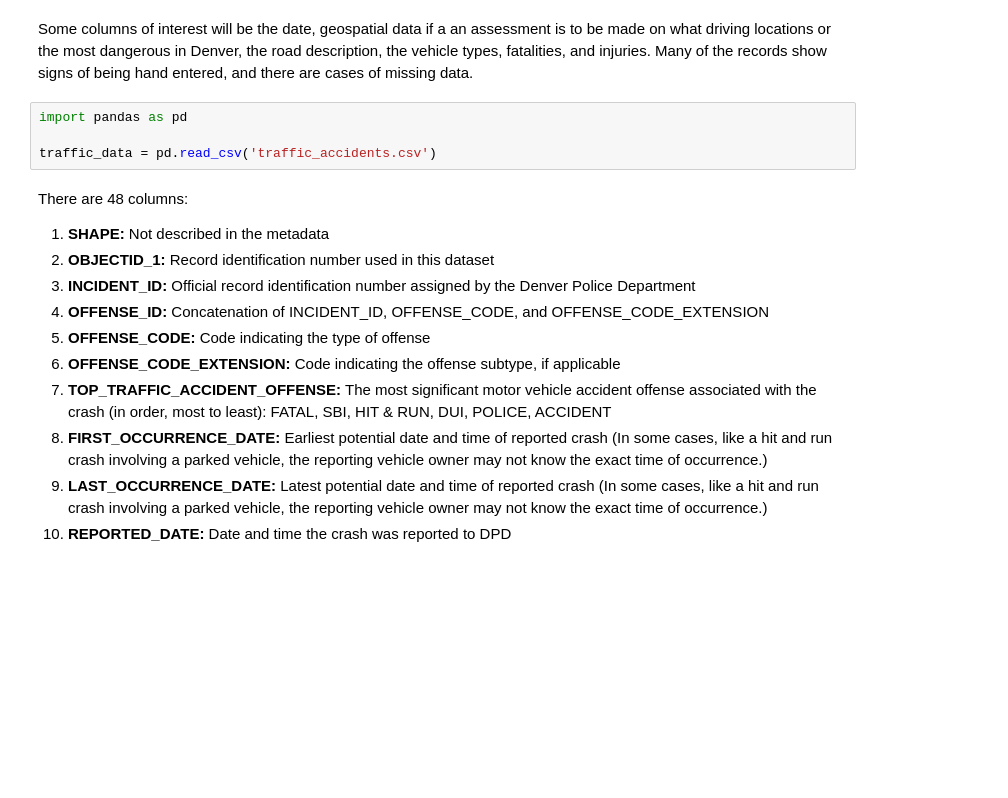
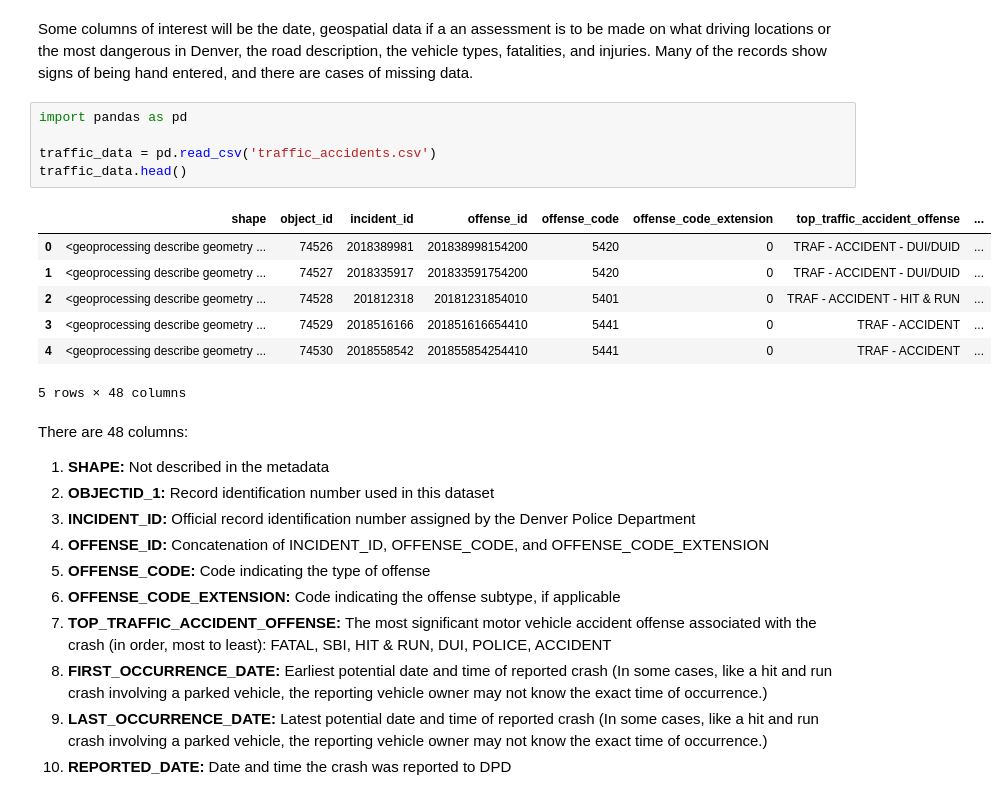
Before and after one commit to zjfrancis/data_science_tools, a Jupyter notebook: Final_Project.ipynb, the cells around one changed output. Drawn from its saved outputs; the diff is of its cells as text; blank space fills up the shorter version.

```diff
--- a/Final_Project.ipynb
+++ b/Final_Project.ipynb
@@ -39,7 +30,16 @@ Some columns of interest will be the date, geospatial data if a an assessment is
 # %%
 import pandas as pd
 
 traffic_data = pd.read_csv('traffic_accidents.csv')
+traffic_data.head()
+# %% [output]
+|  | shape | object_id | incident_id | offense_id | offense_code | offense_code_extension | top_traffic_accident_offense | ... |
+| 0 | <geoprocessing describe geometry ... | 74526 | 2018389981 | 201838998154200 | 5420 | 0 | TRAF - ACCIDENT - DUI/DUID | ... |
+| 1 | <geoprocessing describe geometry ... | 74527 | 2018335917 | 201833591754200 | 5420 | 0 | TRAF - ACCIDENT - DUI/DUID | ... |
+| 2 | <geoprocessing describe geometry ... | 74528 | 201812318 | 20181231854010 | 5401 | 0 | TRAF - ACCIDENT - HIT & RUN | ... |
+| 3 | <geoprocessing describe geometry ... | 74529 | 2018516166 | 201851616654410 | 5441 | 0 | TRAF - ACCIDENT | ... |
+| 4 | <geoprocessing describe geometry ... | 74530 | 2018558542 | 201855854254410 | 5441 | 0 | TRAF - ACCIDENT | ... |
+5 rows × 48 columns
 # %% [markdown]
 There are 48 columns:
 1. __SHAPE:__ Not described in the metadata
```
Also changed, not shown: parts of 5 cells of this notebook.
